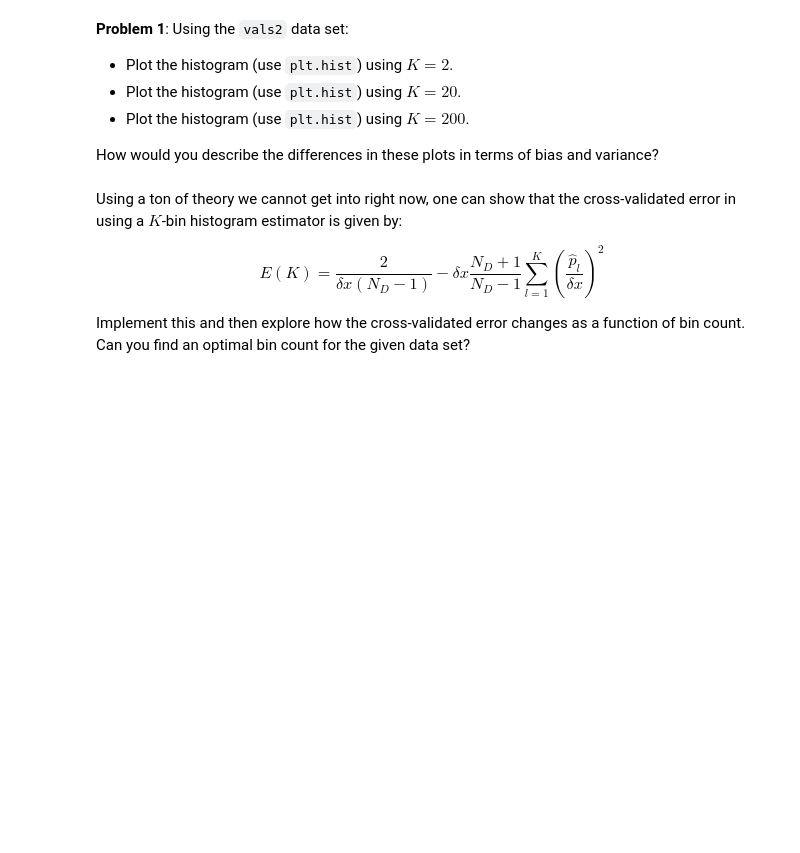
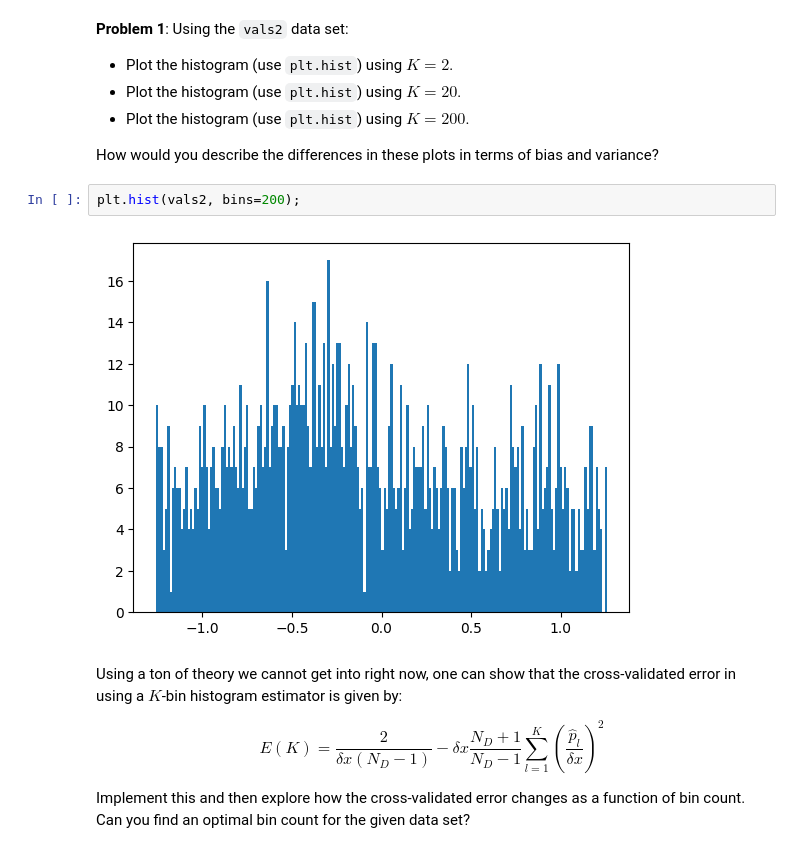
Before and after one commit to cwcurtis/MATH-596-Mathematical-Data-Science, a Jupyter notebook: Assignments/Homework_Seven.ipynb, the cells around one changed output. Saved outputs shown, nothing was run; the diff lists cells and outputs as text; blank space fills up the shorter version.

```diff
--- a/Assignments/Homework_Seven.ipynb
+++ b/Assignments/Homework_Seven.ipynb
@@ -64,6 +70,10 @@ so that $\sum_{l=1}^{K}N_{l} = N_{D}$.
 * Plot the histogram (use `plt.hist`) using $K=200$.
 
 How would you describe the differences in these plots in terms of bias and variance?
+# %%
+plt.hist(vals2, bins=200);
+# %% [output]
+[figure, added]
 # %% [markdown]
 Using a ton of theory we cannot get into right now, one can show that the cross-validated error in using a $K$-bin histogram estimator is given by:
 
```
Also changed, not shown: parts of 5 cells of this notebook, 1 other file.
